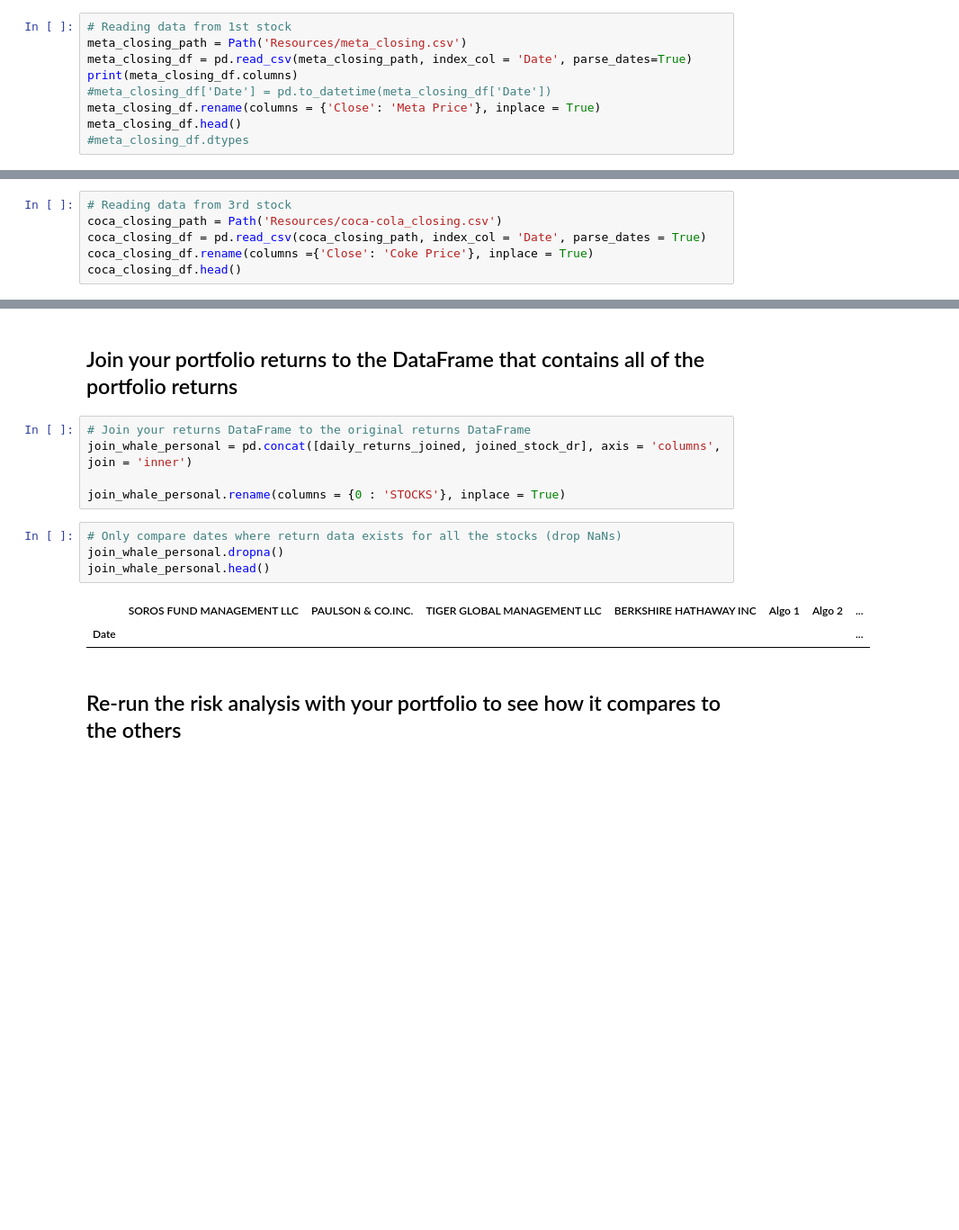
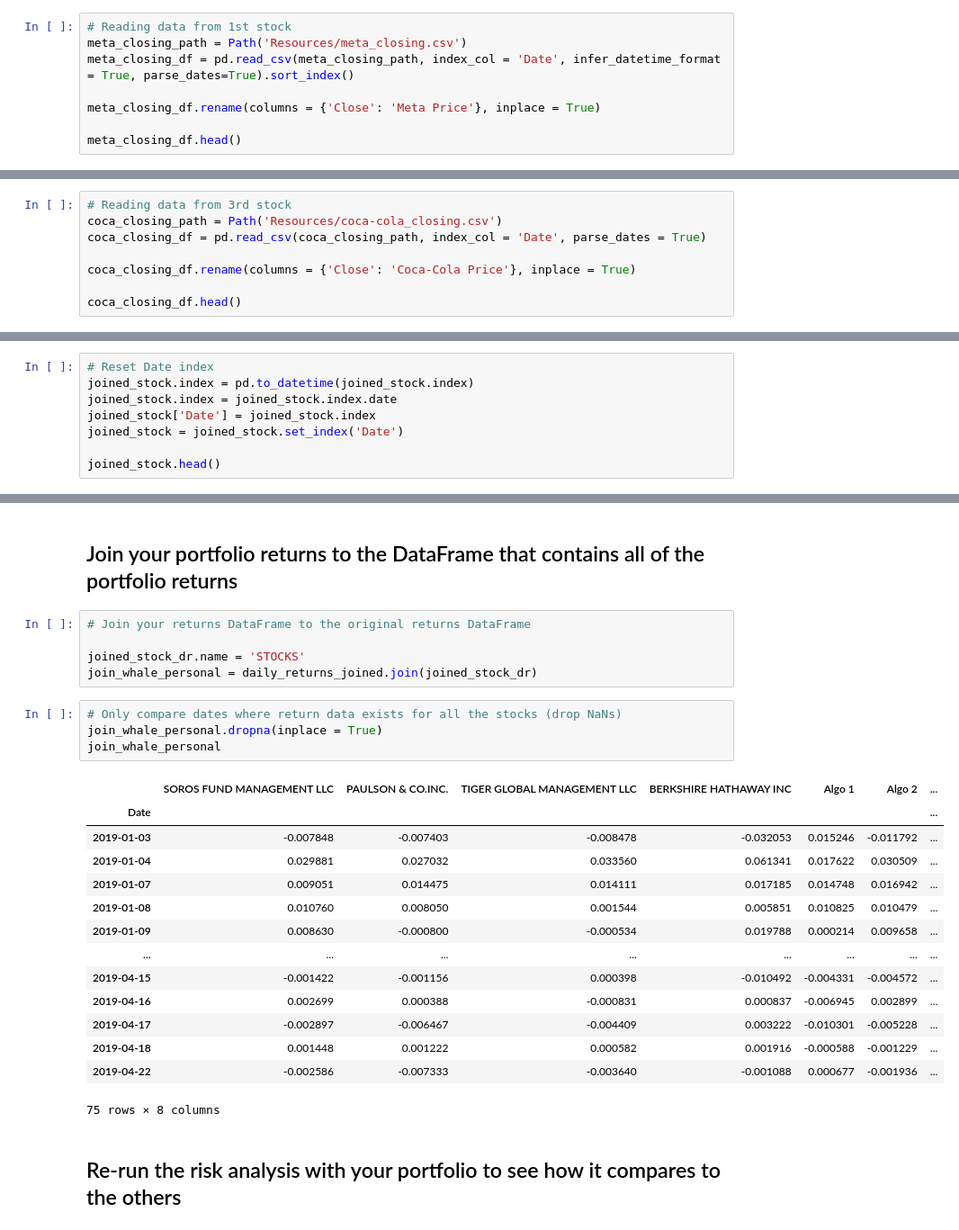
Before and after one commit to Bertpuit/a_whale_off_portfolio, a Jupyter notebook: whale_analysis.ipynb, the cells around one changed output, grey strips where cells are left out. Shown at 90% size. Drawn from its saved outputs; the diff is of its cells as text; blank space fills up the shorter version.

```diff
--- a/whale_analysis.ipynb
+++ b/whale_analysis.ipynb
@@ -458,10 +458,9 @@ For this part we have used Google Finance sheet to retrieve daily closing price
 # %%
 # Reading data from 1st stock
 meta_closing_path = Path('Resources/meta_closing.csv')
-meta_closing_df = pd.read_csv(meta_closing_path, index_col = 'Date', parse_dates=True)
-print(meta_closing_df.columns)
-#meta_closing_df['Date'] = pd.to_datetime(meta_closing_df['Date'])
+meta_closing_df = pd.read_csv(meta_closing_path, index_col = 'Date', infer_datetime_format = True, parse_dates=True).sort_index()
+
 meta_closing_df.rename(columns = {'Close': 'Meta Price'}, inplace = True)
+
 meta_closing_df.head()
-#meta_closing_df.dtypes
 # %% [output]
@@ -491,6 +491,8 @@ tesla_closing_df.head()
 # Reading data from 3rd stock
 coca_closing_path = Path('Resources/coca-cola_closing.csv')
 coca_closing_df = pd.read_csv(coca_closing_path, index_col = 'Date', parse_dates = True)
-coca_closing_df.rename(columns ={'Close': 'Coke Price'}, inplace = True)
+
+coca_closing_df.rename(columns = {'Close': 'Coca-Cola Price'}, inplace = True)
+
 coca_closing_df.head()
 # %% [output]
@@ -517,0 +518,8 @@ joined_stock.head()
+# %%
+# Reset Date index
+joined_stock.index = pd.to_datetime(joined_stock.index)
+joined_stock.index = joined_stock.index.date
+joined_stock['Date'] = joined_stock.index
+joined_stock = joined_stock.set_index('Date')
+
+joined_stock.head()
@@ -559,16 +585,28 @@ dtype: float64
 ## Join your portfolio returns to the DataFrame that contains all of the portfolio returns
 # %%
 # Join your returns DataFrame to the original returns DataFrame
-join_whale_personal = pd.concat([daily_returns_joined, joined_stock_dr], axis = 'columns', join = 'inner')
 
-join_whale_personal.rename(columns = {0 : 'STOCKS'}, inplace = True)
+joined_stock_dr.name = 'STOCKS'
+join_whale_personal = daily_returns_joined.join(joined_stock_dr)
 # %%
 # Only compare dates where return data exists for all the stocks (drop NaNs)
-join_whale_personal.dropna()
-join_whale_personal.head()
+join_whale_personal.dropna(inplace = True)
+join_whale_personal
 # %% [output]
 |  | SOROS FUND MANAGEMENT LLC | PAULSON & CO.INC. | TIGER GLOBAL MANAGEMENT LLC | BERKSHIRE HATHAWAY INC | Algo 1 | Algo 2 | ... |
 | Date |  |  |  |  |  |  | ... |
+| 2019-01-03 | -0.007848 | -0.007403 | -0.008478 | -0.032053 | 0.015246 | -0.011792 | ... |
+| 2019-01-04 | 0.029881 | 0.027032 | 0.033560 | 0.061341 | 0.017622 | 0.030509 | ... |
+| 2019-01-07 | 0.009051 | 0.014475 | 0.014111 | 0.017185 | 0.014748 | 0.016942 | ... |
+| 2019-01-08 | 0.010760 | 0.008050 | 0.001544 | 0.005851 | 0.010825 | 0.010479 | ... |
+| 2019-01-09 | 0.008630 | -0.000800 | -0.000534 | 0.019788 | 0.000214 | 0.009658 | ... |
+| ... | ... | ... | ... | ... | ... | ... | ... |
+| 2019-04-15 | -0.001422 | -0.001156 | 0.000398 | -0.010492 | -0.004331 | -0.004572 | ... |
+| 2019-04-16 | 0.002699 | 0.000388 | -0.000831 | 0.000837 | -0.006945 | 0.002899 | ... |
+| 2019-04-17 | -0.002897 | -0.006467 | -0.004409 | 0.003222 | -0.010301 | -0.005228 | ... |
+| 2019-04-18 | 0.001448 | 0.001222 | 0.000582 | 0.001916 | -0.000588 | -0.001229 | ... |
+| 2019-04-22 | -0.002586 | -0.007333 | -0.003640 | -0.001088 | 0.000677 | -0.001936 | ... |
+75 rows × 8 columns
 # %% [markdown]
 ## Re-run the risk analysis with your portfolio to see how it compares to the others
 # %% [markdown]
```
Also changed, not shown: parts of 19 cells of this notebook, 2 other files.
